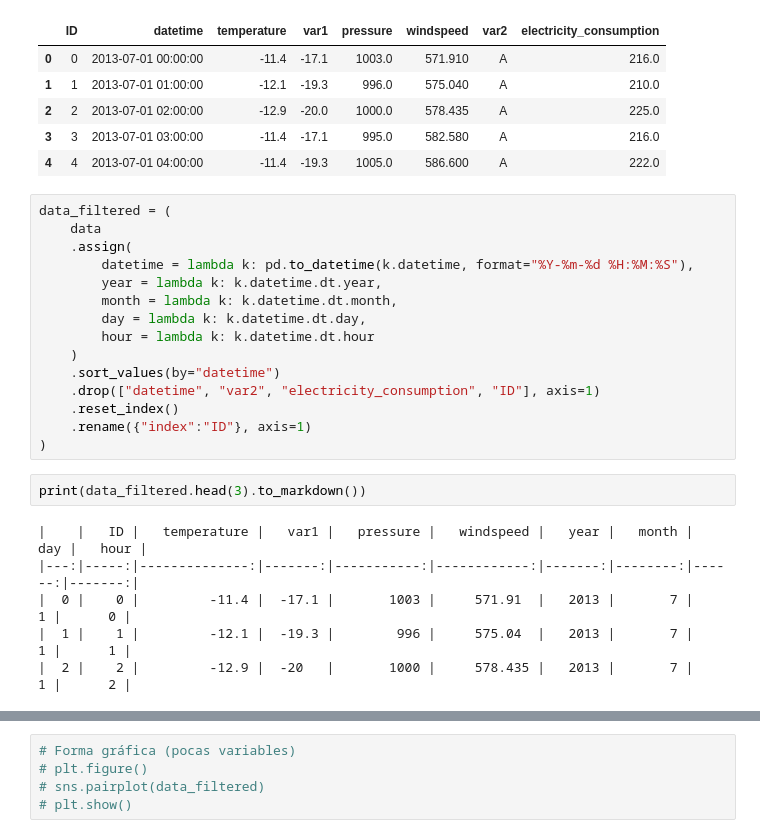
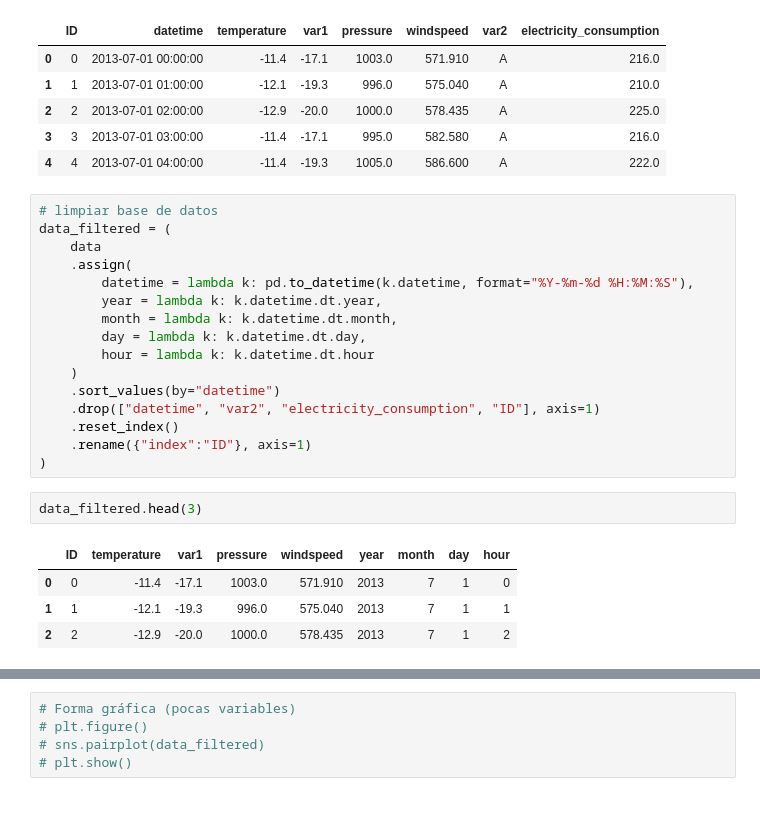
Before and after one commit to Gegori1/analisis-estadistico-multivariado, a Jupyter notebook: practica_4/PCA_energyforecast.ipynb, the cells around one changed output, grey strips where cells are left out. Drawn from its saved outputs; the diff is of its cells as text; blank space fills up the shorter version.

```diff
--- a/practica_4/PCA_energyforecast.ipynb
+++ b/practica_4/PCA_energyforecast.ipynb
@@ -35,6 +21,7 @@ data.head()
 | 3 | 3 | 2013-07-01 03:00:00 | -11.4 | -17.1 | 995.0 | 582.580 | A | 216.0 |
 | 4 | 4 | 2013-07-01 04:00:00 | -11.4 | -19.3 | 1005.0 | 586.600 | A | 222.0 |
 # %%
+# limpiar base de datos
 data_filtered = (
     data
     .assign(
@@ -50,10 +37,9 @@ data_filtered = (
     .rename({"index":"ID"}, axis=1)
 )
 # %%
-print(data_filtered.head(3).to_markdown())
+data_filtered.head(3)
 # %% [output]
-|    |   ID |   temperature |   var1 |   pressure |   windspeed |   year |   month |   day |   hour |
-|---:|-----:|--------------:|-------:|-----------:|------------:|-------:|--------:|------:|-------:|
-|  0 |    0 |         -11.4 |  -17.1 |       1003 |     571.91  |   2013 |       7 |     1 |      0 |
-|  1 |    1 |         -12.1 |  -19.3 |        996 |     575.04  |   2013 |       7 |     1 |      1 |
-|  2 |    2 |         -12.9 |  -20   |       1000 |     578.435 |   2013 |       7 |     1 |      2 |
+|  | ID | temperature | var1 | pressure | windspeed | year | month | day | hour |
+| 0 | 0 | -11.4 | -17.1 | 1003.0 | 571.910 | 2013 | 7 | 1 | 0 |
+| 1 | 1 | -12.1 | -19.3 | 996.0 | 575.040 | 2013 | 7 | 1 | 1 |
+| 2 | 2 | -12.9 | -20.0 | 1000.0 | 578.435 | 2013 | 7 | 1 | 2 |
```
Also changed, not shown: parts of 17 cells of this notebook, 1 other file.
